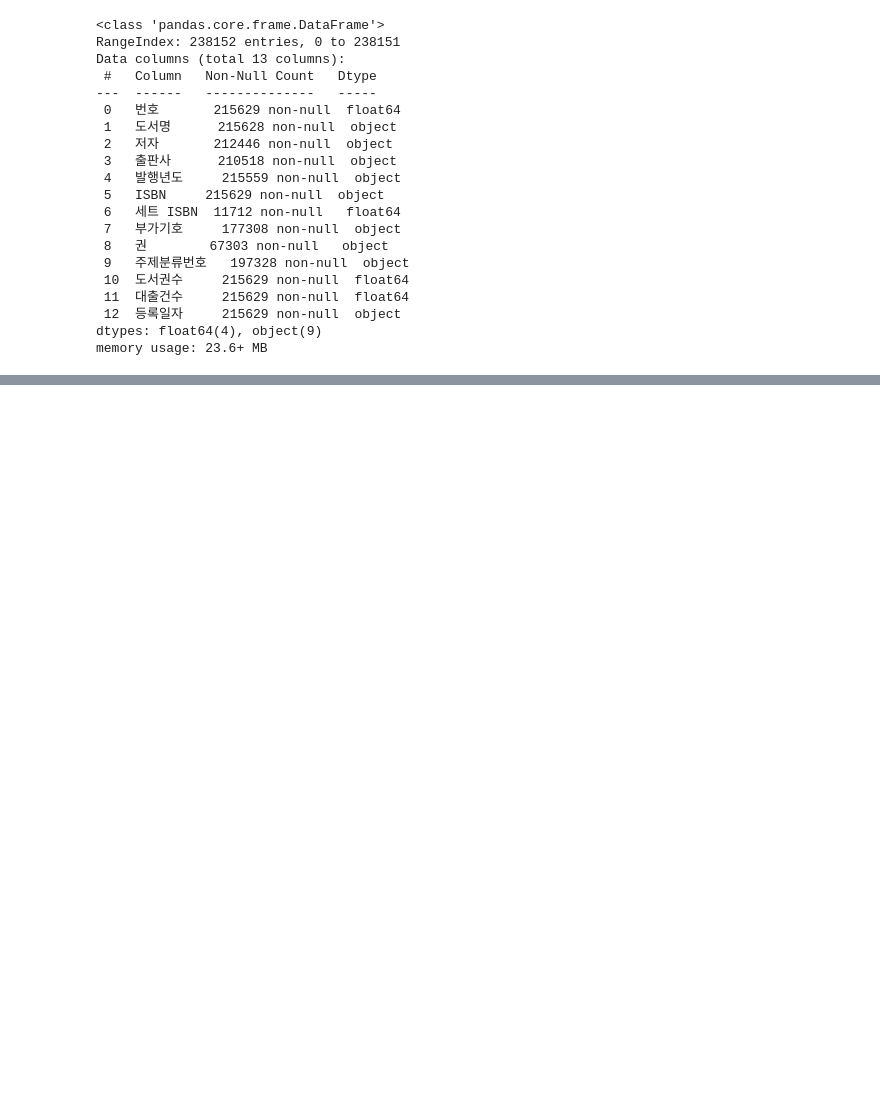
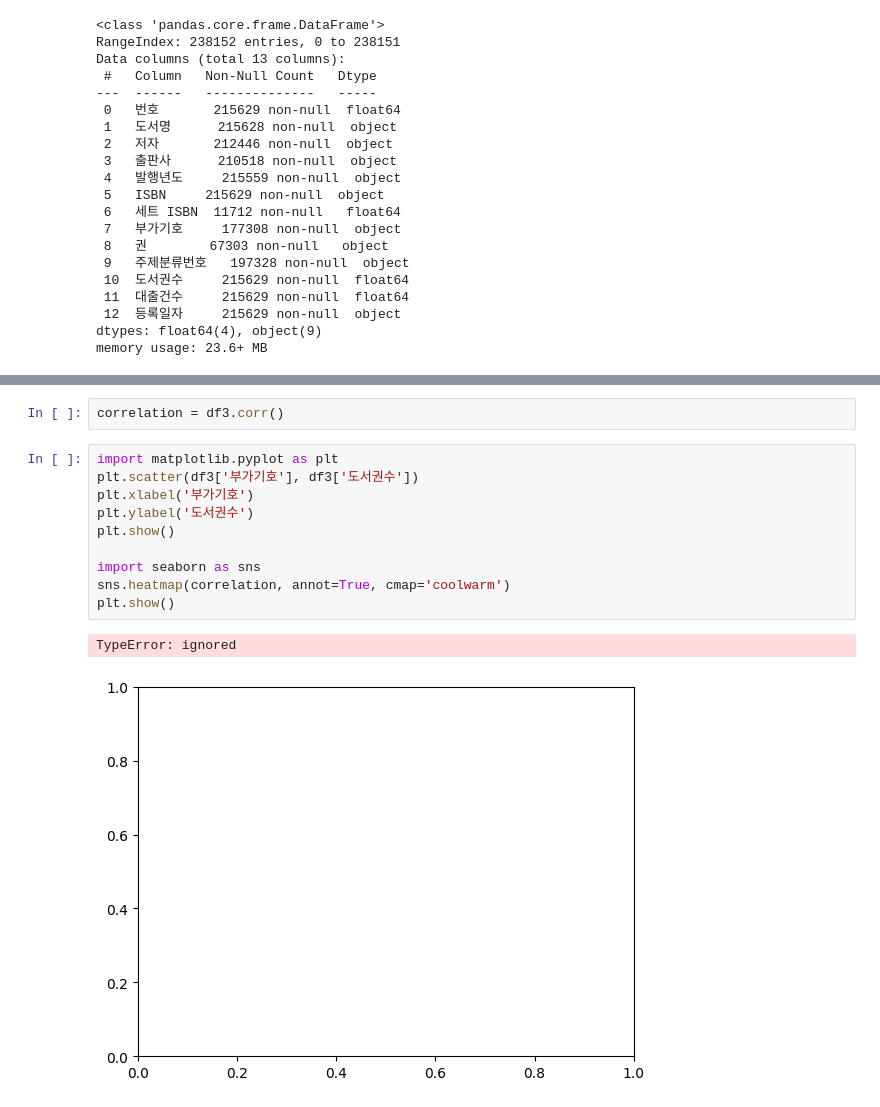
Before and after one commit to stathj/verbose-umbrella, a Jupyter notebook: pdblib.ipynb, the cells around one changed output, grey strips where cells are left out. Drawn from its saved outputs; the diff is of its cells as text; blank space fills up the shorter version.

```diff
--- a/pdblib.ipynb
+++ b/pdblib.ipynb
@@ -237,0 +300,15 @@ df3.tail()
+# %%
+correlation = df3.corr()
+# %%
+import matplotlib.pyplot as plt
+plt.scatter(df3['부가기호'], df3['도서권수'])
+plt.xlabel('부가기호')
+plt.ylabel('도서권수')
+plt.show()
+
+import seaborn as sns
+sns.heatmap(correlation, annot=True, cmap='coolwarm')
+plt.show()
+# %% [output]
+TypeError: ignored
+[figure, added]
```
Also changed, not shown: parts of 3 cells of this notebook.
